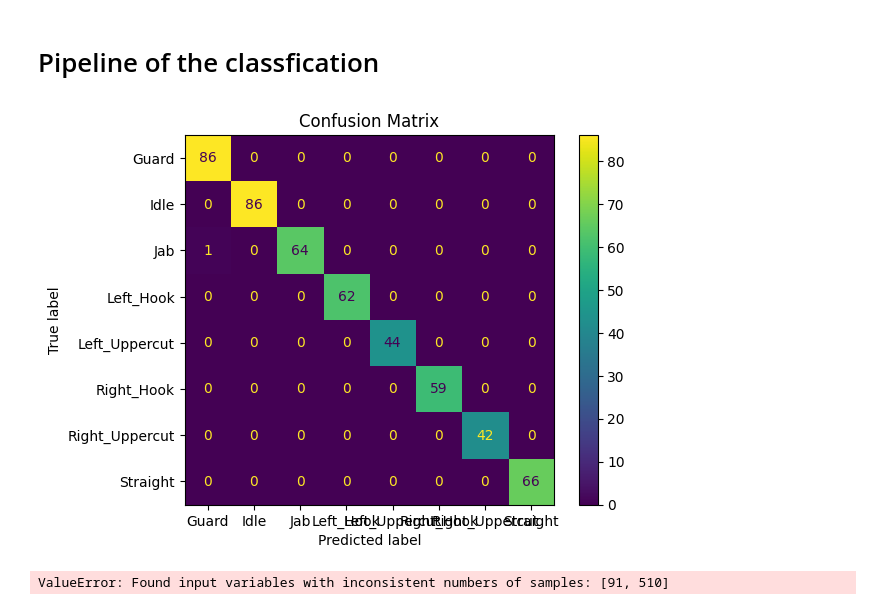
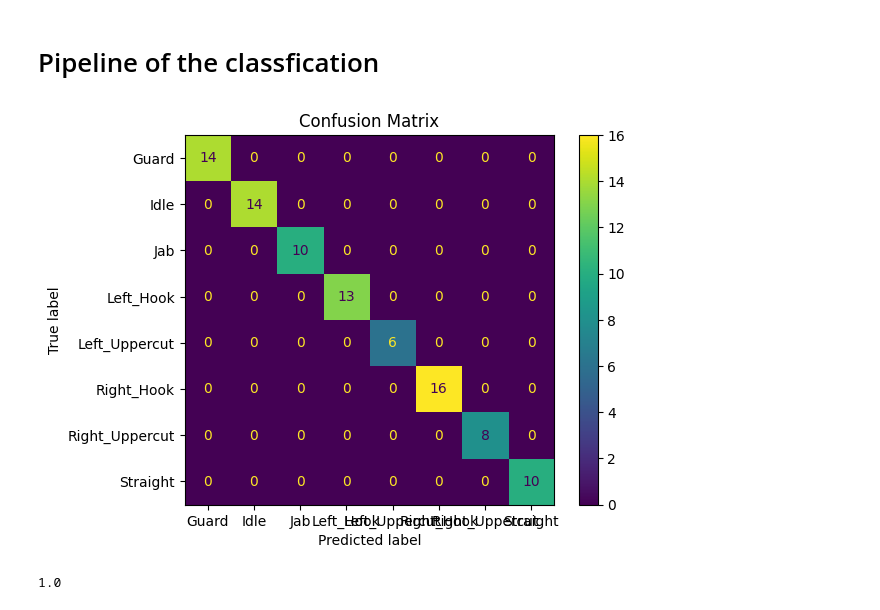
Before and after one commit to NawfalHadi/Tinju, a Jupyter notebook: Training/dataset_training.ipynb, the cells around one changed output. Saved outputs shown, nothing was run; the diff lists cells and outputs as text; code cells hidden in the pictures.

Commit message:
training : try to use confussion matrix

```diff
--- a/Training/dataset_training.ipynb
+++ b/Training/dataset_training.ipynb
@@ -60,4 +60,4 @@ from sklearn.metrics import confusion_matrix, ConfusionMatrixDisplay
 from sklearn.svm import *
 # %%
 model = make_pipeline(StandardScaler(), SVC(probability=True)).fit(X_train, y_train)
-y_pred = model.predict(X_train)
+y_probs = model.predict_proba(X_test)
@@ -64,18 +67,18 @@ y_pred = model.predict(X_train)
 # %%
-conf_matrix = confusion_matrix(y_train, y_pred)
+conf_matrix = confusion_matrix(y_test, y_pred)
 
 # Display the confusion matrix using sklearn's visualization tools
 cm_display = ConfusionMatrixDisplay(conf_matrix, display_labels=model.classes_)
 cm_display.plot(cmap='viridis')
 plt.title('Confusion Matrix')
 plt.show()
 # %% [output]
-[figure, old version]
+[figure, new version]
 # %%
 version = 4_2
 with open(f'../Model/v{version}_model.pkl', 'wb') as f:
     pickle.dump(model, f)
 # %%
-print(accuracy_score(y_train, y_pred))
+print(accuracy_score(y_test, y_pred))
 # %% [output]
-ValueError: Found input variables with inconsistent numbers of samples: [91, 510]
+1.0
```
Also changed, not shown: parts of 2 cells of this notebook, 1 other file.
